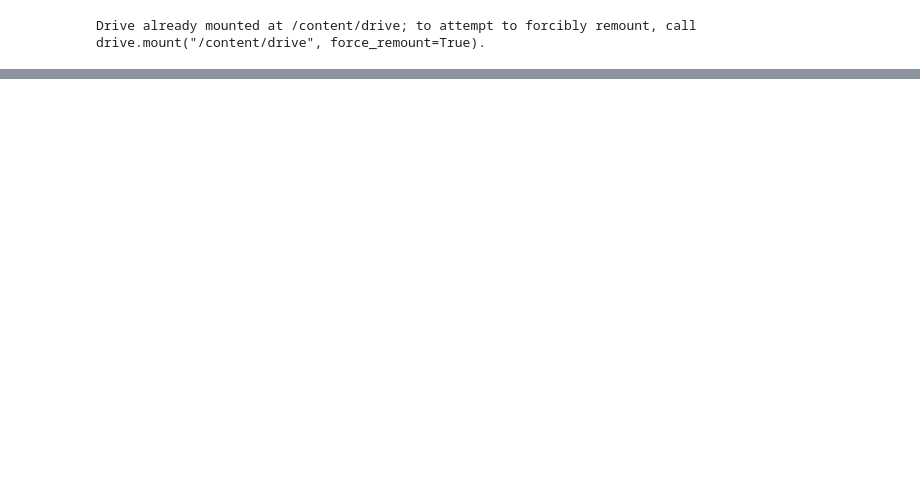
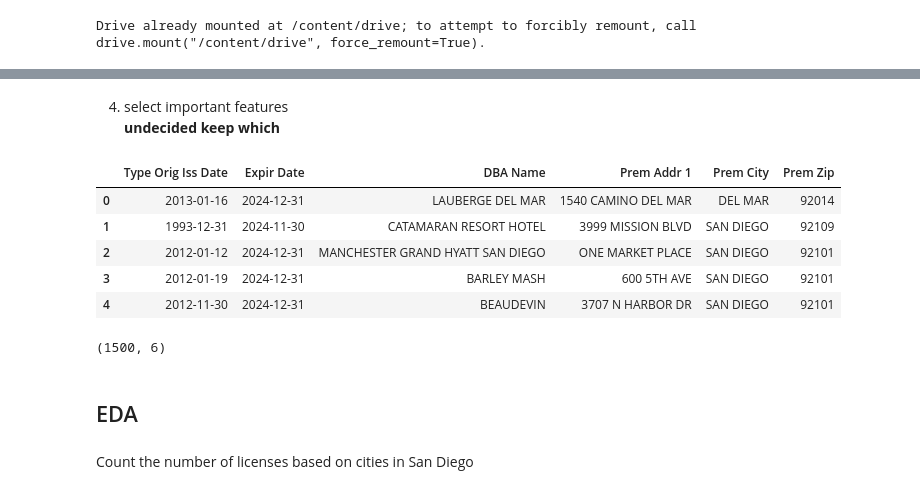
Before and after one commit to KellyyyGSY/poli170a_proj, a Jupyter notebook: POLI170A.ipynb, the cells around one changed output, grey strips where cells are left out. Saved outputs shown, nothing was run; the diff lists cells and outputs as text; code cells hidden in the pictures; blank space fills up the shorter version.

```diff
--- a/POLI170A.ipynb
+++ b/POLI170A.ipynb
@@ -109,0 +27,3 @@ array(['CARLSBAD', 'VISTA', 'BEVERLY HILLS', 'CORTE MADERA',
+# %%
+# most update dataset from website
+ca_licenses =  pd.read_csv("/content/drive/MyDrive/ABC_WeeklyDataExport.csv", skiprows=1)
@@ -109,0 +57,9 @@ array(['CARLSBAD', 'VISTA', 'BEVERLY HILLS', 'CORTE MADERA',
+# %%
+# drop rows with NaN values in 'Type Orig Iss Date' and 'Expir Date'
+ca_licenses['Type Orig Iss Date'].replace(['', ' '], np.nan, inplace=True)
+ca_licenses['Expir Date'].replace(['', ' '], np.nan, inplace=True)
+ca_licenses.dropna(subset=['Type Orig Iss Date', 'Expir Date'], inplace=True)
+
+# convert to datatime
+ca_licenses['Type Orig Iss Date'] = pd.to_datetime(ca_licenses['Type Orig Iss Date'], format='%d-%b-%Y')
+ca_licenses['Expir Date'] = pd.to_datetime(ca_licenses['Expir Date'], format='%d-%b-%Y')
@@ -109,0 +68,2 @@ array(['CARLSBAD', 'VISTA', 'BEVERLY HILLS', 'CORTE MADERA',
+# %%
+ca_licenses['Prem Zip'] = ca_licenses['Prem Zip'].str.slice(0, 5)
@@ -109,0 +79,30 @@ array(['CARLSBAD', 'VISTA', 'BEVERLY HILLS', 'CORTE MADERA',
+# %%
+df_alcohol = ca_licenses[
+    (ca_licenses['Lic or App'] == 'LIC') &
+    (ca_licenses['Type Orig Iss Date'] < '2016-01-01') &
+    (ca_licenses['Expir Date'] > '2020-07-31') &
+    (ca_licenses['Type Status'] == 'ACTIVE') &
+    ((ca_licenses['License Type'] == 47) | (ca_licenses['License Type'] == 41)) &
+    (ca_licenses['Prem County'] == "SAN DIEGO")
+].reset_index(drop = True)
+# %% [markdown]
+4. select important features <br>
+**undecided keep which**
+# %%
+sub_alcohol = df_alcohol[['Type Orig Iss Date', 'Expir Date', 'DBA Name', 'Prem Addr 1', 'Prem City', 'Prem Zip']]
+sub_alcohol.head(5)
+# %% [output]
+|  | Type Orig Iss Date | Expir Date | DBA Name | Prem Addr 1 | Prem City | Prem Zip |
+| 0 | 2013-01-16 | 2024-12-31 | LAUBERGE DEL MAR | 1540 CAMINO DEL MAR | DEL MAR | 92014 |
+| 1 | 1993-12-31 | 2024-11-30 | CATAMARAN RESORT HOTEL | 3999 MISSION BLVD | SAN DIEGO | 92109 |
+| 2 | 2012-01-12 | 2024-12-31 | MANCHESTER GRAND HYATT SAN DIEGO | ONE MARKET PLACE | SAN DIEGO | 92101 |
+| 3 | 2012-01-19 | 2024-12-31 | BARLEY MASH | 600 5TH AVE | SAN DIEGO | 92101 |
+| 4 | 2012-11-30 | 2024-12-31 | BEAUDEVIN | 3707 N HARBOR DR | SAN DIEGO | 92101 |
+# %%
+sub_alcohol.shape
+# %% [output]
+(1500, 6)
+# %% [markdown]
+## EDA
+# %% [markdown]
+Count the number of licenses based on cities in San Diego
```
Also changed, not shown: parts of 53 cells of this notebook, 2 other files.
